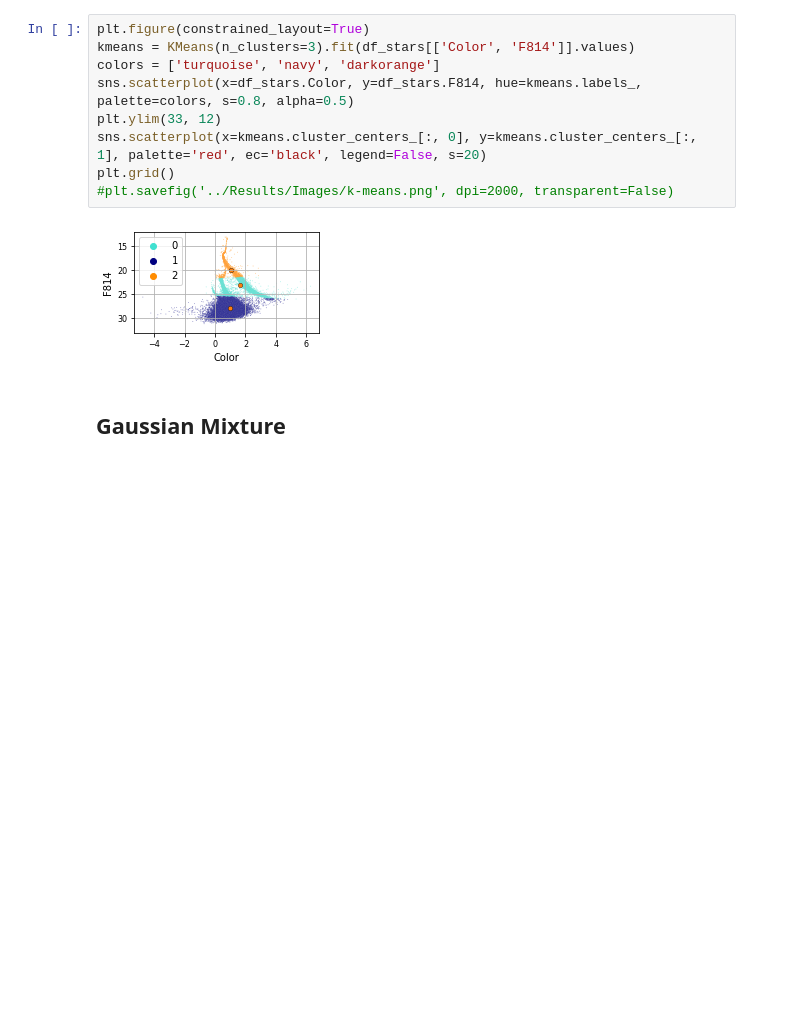
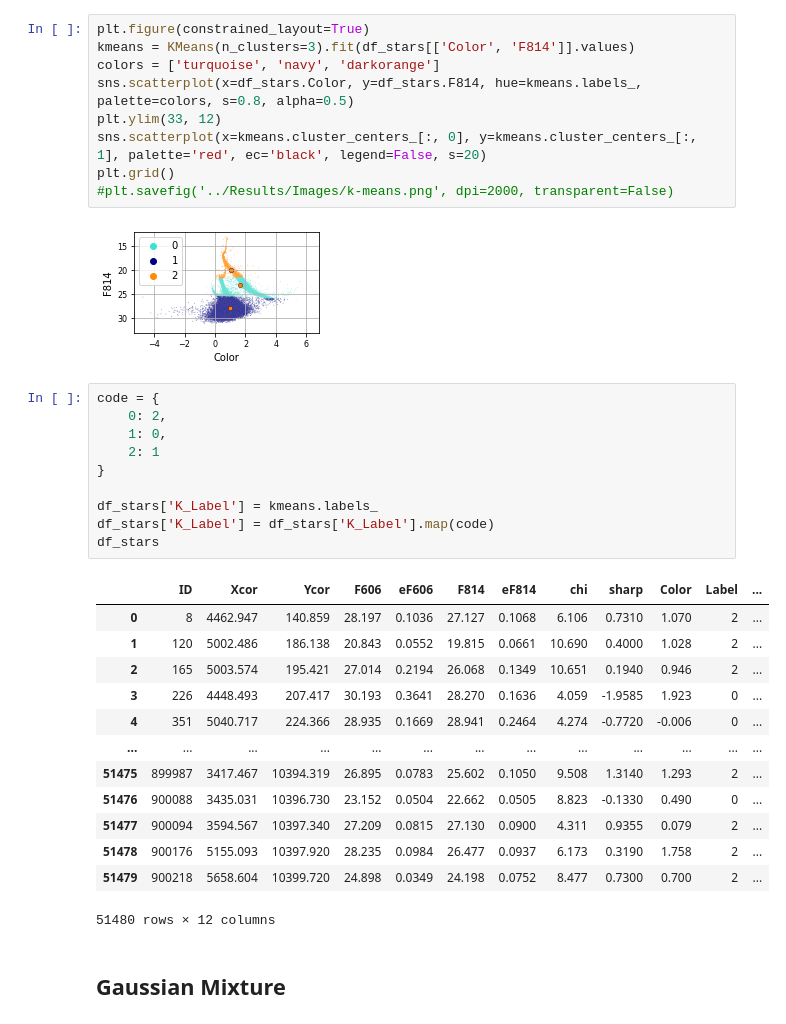
Before and after one commit to BleakHeart/Report3, a Jupyter notebook: Codice/3 Classes/classification_unsupervised.ipynb, the cells around one changed output. Cells and saved outputs as stored; diff of their text form; blank space fills up the shorter version.

```diff
--- a/Codice/3 Classes/classification_unsupervised.ipynb
+++ b/Codice/3 Classes/classification_unsupervised.ipynb
@@ -92,6 +88,30 @@ plt.grid()
 #plt.savefig('../Results/Images/k-means.png', dpi=2000, transparent=False)
 # %% [output]
 [figure]
+# %%
+code = {
+    0: 2,
+    1: 0,
+    2: 1
+}
+
+df_stars['K_Label'] = kmeans.labels_
+df_stars['K_Label'] = df_stars['K_Label'].map(code)
+df_stars
+# %% [output]
+|  | ID | Xcor | Ycor | F606 | eF606 | F814 | eF814 | chi | sharp | Color | Label | ... |
+| 0 | 8 | 4462.947 | 140.859 | 28.197 | 0.1036 | 27.127 | 0.1068 | 6.106 | 0.7310 | 1.070 | 2 | ... |
+| 1 | 120 | 5002.486 | 186.138 | 20.843 | 0.0552 | 19.815 | 0.0661 | 10.690 | 0.4000 | 1.028 | 2 | ... |
+| 2 | 165 | 5003.574 | 195.421 | 27.014 | 0.2194 | 26.068 | 0.1349 | 10.651 | 0.1940 | 0.946 | 2 | ... |
+| 3 | 226 | 4448.493 | 207.417 | 30.193 | 0.3641 | 28.270 | 0.1636 | 4.059 | -1.9585 | 1.923 | 0 | ... |
+| 4 | 351 | 5040.717 | 224.366 | 28.935 | 0.1669 | 28.941 | 0.2464 | 4.274 | -0.7720 | -0.006 | 0 | ... |
+| ... | ... | ... | ... | ... | ... | ... | ... | ... | ... | ... | ... | ... |
+| 51475 | 899987 | 3417.467 | 10394.319 | 26.895 | 0.0783 | 25.602 | 0.1050 | 9.508 | 1.3140 | 1.293 | 2 | ... |
+| 51476 | 900088 | 3435.031 | 10396.730 | 23.152 | 0.0504 | 22.662 | 0.0505 | 8.823 | -0.1330 | 0.490 | 0 | ... |
+| 51477 | 900094 | 3594.567 | 10397.340 | 27.209 | 0.0815 | 27.130 | 0.0900 | 4.311 | 0.9355 | 0.079 | 2 | ... |
+| 51478 | 900176 | 5155.093 | 10397.920 | 28.235 | 0.0984 | 26.477 | 0.0937 | 6.173 | 0.3190 | 1.758 | 2 | ... |
+| 51479 | 900218 | 5658.604 | 10399.720 | 24.898 | 0.0349 | 24.198 | 0.0752 | 8.477 | 0.7300 | 0.700 | 2 | ... |
+51480 rows × 12 columns
 # %% [markdown]
 ## Gaussian Mixture
 # %%
```
Also changed, not shown: parts of 2 cells of this notebook, 2 other files.
